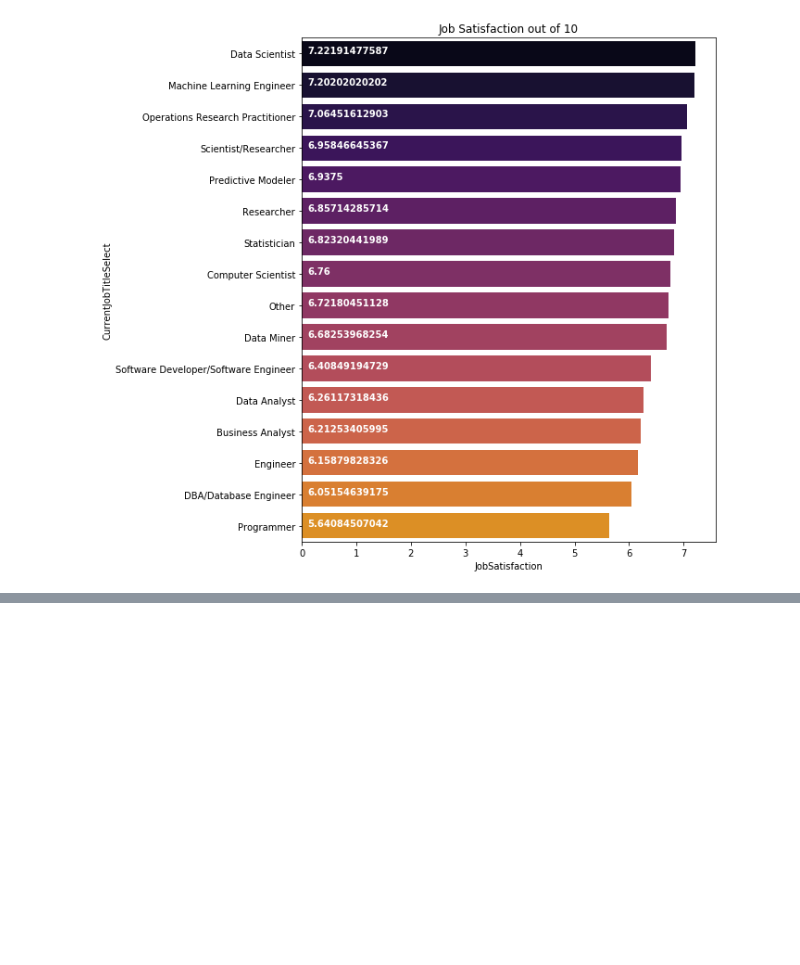
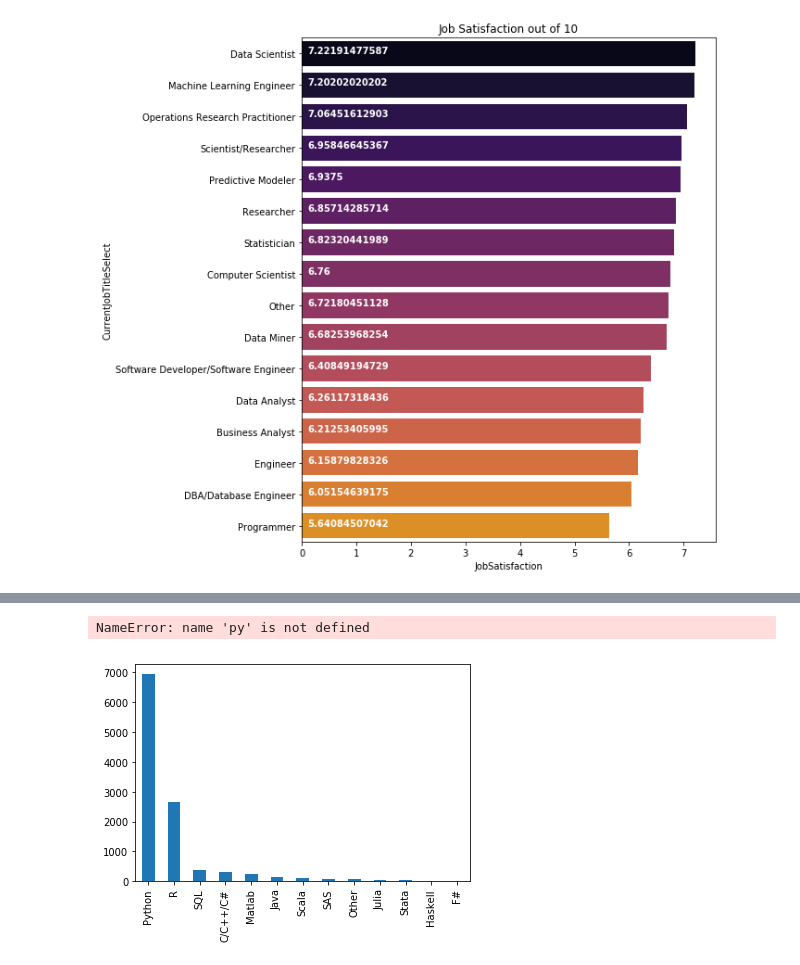
Before and after one commit to ArshadKhurshid/DataScience-Survey, a Jupyter notebook: ML_Kaggle_DS_Survey.ipynb, the cells around one changed output, grey strips where cells are left out. Cells and saved outputs as stored; diff of their text form; code cells hidden in the pictures; blank space fills up the shorter version.

```diff
--- a/ML_Kaggle_DS_Survey.ipynb
+++ b/ML_Kaggle_DS_Survey.ipynb
@@ -410,0 +415,51 @@ plt.show()
+# %%
+satisfy['JobSatisfaction'].value_counts()
+satisfy.dropna(subset=['JobSatisfaction'],inplace=True)
+satisfy['JobSatisfaction']=satisfy['JobSatisfaction'].astype(int)
+satisfy_job=satisfy.groupby(['Country'])['JobSatisfaction'].mean().sort_values(ascending=False).to_frame()
+data = [ dict(
+        type = 'choropleth',
+        autocolorscale = False,
+        colorscale = 'Viridis',
+        reversescale = True,
+        showscale = True,
+        locations = satisfy_job.index,
+        z = satisfy_job['JobSatisfaction'],
+        locationmode = 'country names',
+        text = satisfy_job['JobSatisfaction'],
+        marker = dict(
+            line = dict(color = 'rgb(200,200,200)', width = 0.5)),
+            colorbar = dict(autotick = True, tickprefix = '',
+            title = 'Satisfaction')
+            )
+       ]
+layout = dict(
+    title = 'Job Satisfaction By Country',
+    geo = dict(
+        showframe = True,
+        showocean = True,
+        oceancolor = 'rgb(0,0,255)',
+        projection = dict(
+        type = 'chloropleth',
+
+        ),
+        lonaxis =  dict(
+                showgrid = False,
+                gridcolor = 'rgb(102, 102, 102)'
+            ),
+        lataxis = dict(
+                showgrid = False,
+                gridcolor = 'rgb(102, 102, 102)'
+                )
+            ),
+        )
+fig = dict(data=data, layout=layout)
+py.iplot(fig, validate=False, filename='worldmap2010')
+# %% [output]
+NameError: name 'py' is not defined
+# %%
+Rec_Lang=MChoice_Response['LanguageRecommendationSelect'].value_counts()
+Rec_Lang.plot.bar()
+plt.show()
+# %% [output]
+[figure, added]
```
Also changed, not shown: parts of 1 cell of this notebook.
